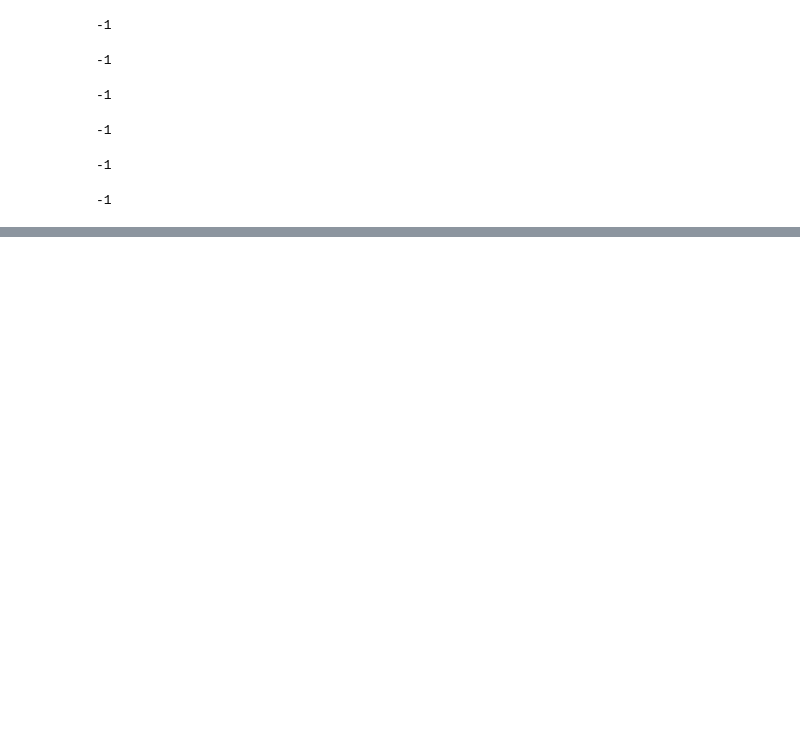
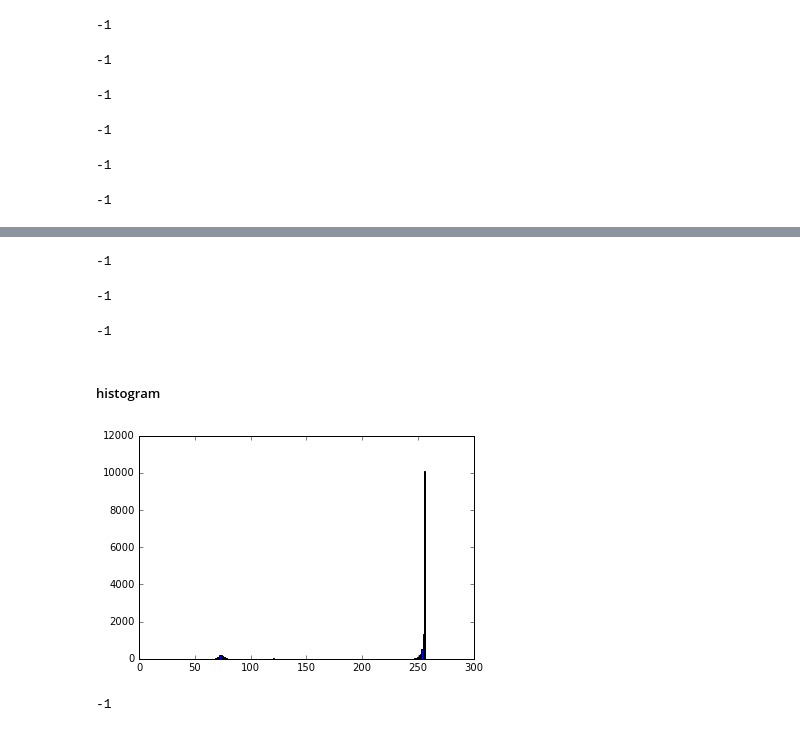
Before and after one commit to mrbazzik/mnist, a Jupyter notebook: Classifying a digit (MNIST).ipynb, the cells around one changed output, grey strips where cells are left out. Cells and saved outputs as stored; diff of their text form; code cells hidden in the pictures; blank space fills up the shorter version.

```diff
--- a/Classifying a digit (MNIST).ipynb
+++ b/Classifying a digit (MNIST).ipynb
@@ -202,0 +238,5 @@ cv2.waitKey(0)
+# %%
+im_test_gray = cv2.cvtColor(im_test, cv2.COLOR_BGR2GRAY)
+ret,im_test_bw = cv2.threshold(im_test_gray,0,255, cv2.THRESH_BINARY_INV+cv2.THRESH_OTSU)
+cv2.imshow("bw", im_test_bw)
+cv2.waitKey(0)
@@ -202,0 +268,23 @@ cv2.waitKey(0)
+# %%
+closing = cv2.morphologyEx(im_test_bw, cv2.MORPH_CLOSE, kernel)
+cv2.imshow("original", im_test)
+cv2.imshow("close", closing)
+cv2.waitKey(0)
+# %% [output]
+-1
+# %%
+grad = cv2.morphologyEx(im_test_bw, cv2.MORPH_GRADIENT, kernel)
+cv2.imshow("original", im_test)
+cv2.imshow("grad", grad)
+cv2.waitKey(0)
+# %% [output]
+-1
+# %%
+canny = cv2.Canny(im_test, 100, 200)
+cv2.imshow("original", im_test)
+cv2.imshow("canny", canny)
+cv2.waitKey(0)
+# %% [output]
+-1
+# %% [markdown]
+##### histogram
@@ -202,0 +293,10 @@ cv2.waitKey(0)
+# %%
+plt.hist(im_test_gray.ravel(), 256, [0,256]);plt.show()
+# %% [output]
+[figure, added]
+# %%
+equ = cv2.equalizeHist(im_test_gray)
+cv2.imshow("equ", equ)
+cv2.waitKey(0)
+# %% [output]
+-1
```
Also changed, not shown: parts of 14 cells of this notebook.
